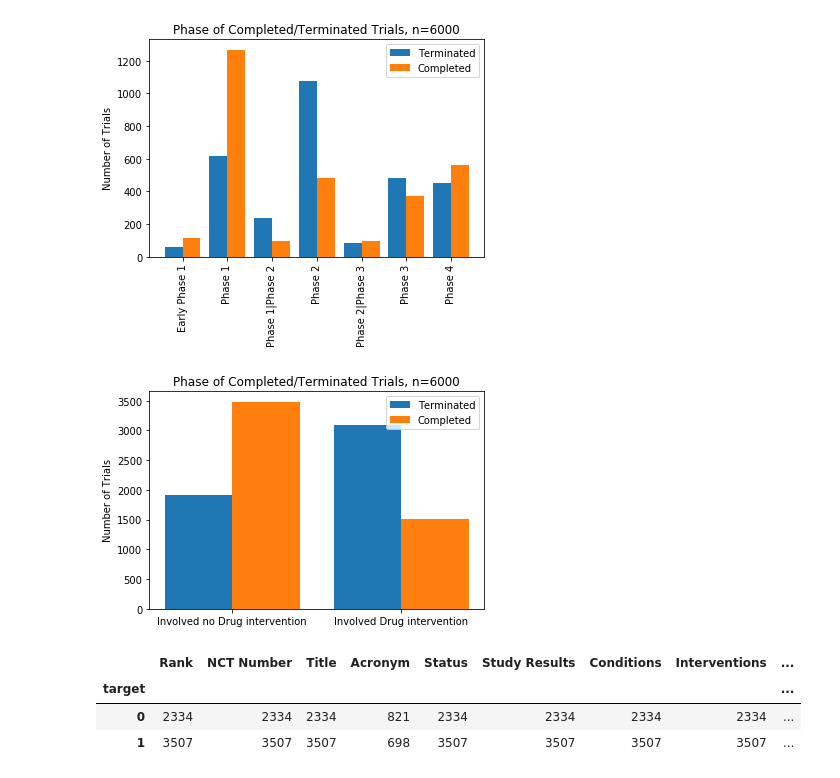
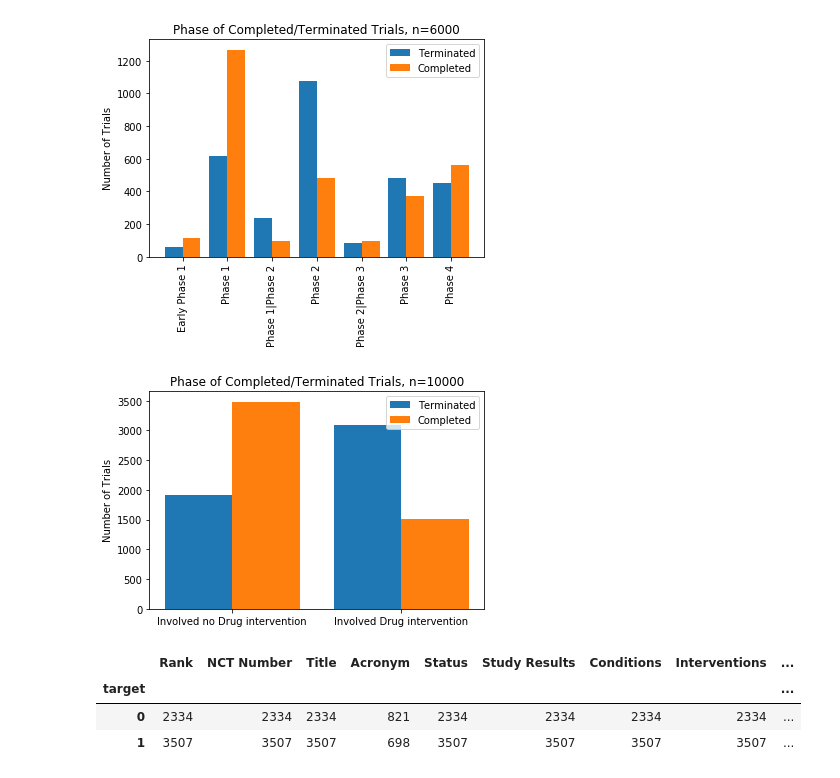
Before and after one commit to jeffc94/clinical_trials, a Jupyter notebook: data_incubator_challenge_section1.ipynb, the cells around one changed output. Drawn from its saved outputs; the diff is of its cells as text; code cells hidden in the pictures.

Commit message:
Fixed title error

```diff
--- a/data_incubator_challenge_section1.ipynb
+++ b/data_incubator_challenge_section1.ipynb
@@ -4,8 +4,8 @@ import numpy as np
 from matplotlib import pyplot as plt
 %matplotlib inline
 
-completed = pd.read_csv('completed.csv')
-terminated = pd.read_csv('terminated.csv')
+completed = pd.read_csv('Completed.csv')
+terminated = pd.read_csv('Terminated.csv')
 # %%
 completed['target'] = 1
 terminated['target'] = 0
@@ -60,22 +60,22 @@ plt.show()
 # %%
 total['is_drug_trial'] = total['Interventions'].apply(lambda x: True if 'Drug' in x or 'drug' in x else False)
 drug_vs_target = total.groupby(['is_drug_trial','target'])['Rank'].count()
 drug_terminate = [drug_vs_target.values[x] for x in range(len(drug_vs_target)) if x % 2 == 0]
 drug_complete = [drug_vs_target.values[x] for x in range(len(drug_vs_target)) if x % 2 != 0]
 d = len(drug_terminate)
 first_x = [2*element + w*1 for element in range(d)]
 second_x = [2*element + w*2 for element in range(d)]
 ax2 = plt.subplot()
 ax2.bar(first_x, drug_terminate)
 ax2.bar(second_x, drug_complete)
 ax2.set_xticks([(x+y)/2 for x, y in zip(first_x, second_x)])
 ax2.set_xticklabels(['Involved no Drug intervention','Involved Drug intervention'])
 ax2.legend(['Terminated','Completed'], loc='best')
-ax2.set_title('Phase of Completed/Terminated Trials, n=6000')
+ax2.set_title('Phase of Completed/Terminated Trials, n=10000')
 ax2.set_ylabel('Number of Trials')
 plt.show()
 # %% [output]
-[figure, old version]
+[figure, new version]
 # %%
 from sklearn.model_selection import train_test_split
 from sklearn.ensemble import RandomForestClassifier
```
